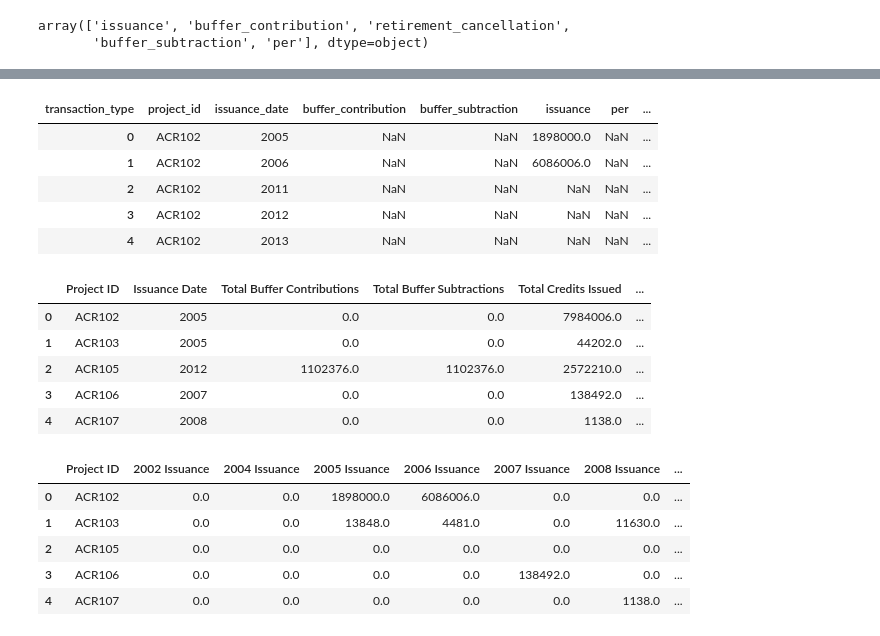
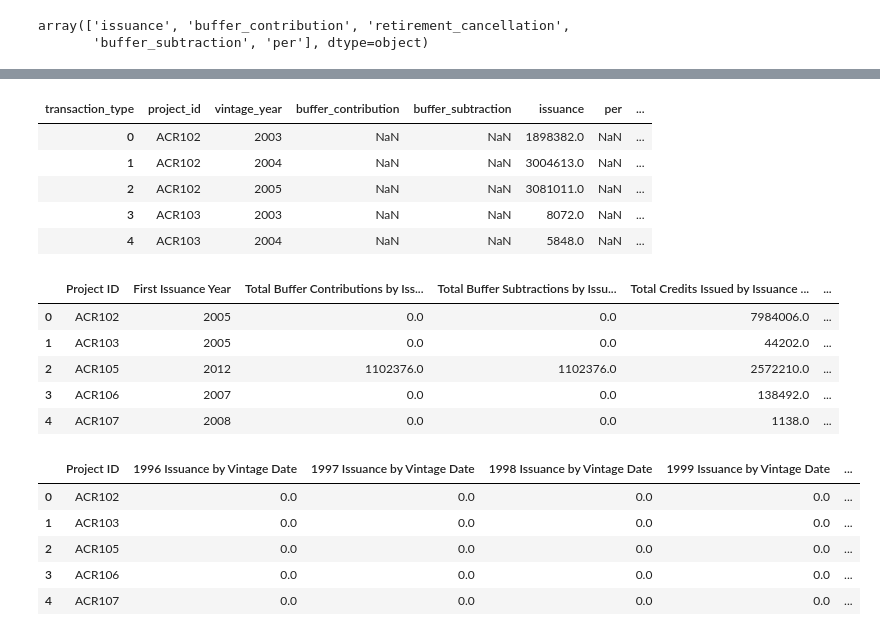
Before and after one commit to MaggieCorry/Capstone_Corry_Hoang_Tajnekar_Rong, a Jupyter notebook: data/combine/ProjectTabCreate.ipynb, the cells around one changed output, grey strips where cells are left out. Saved outputs shown, nothing was run; the diff lists cells and outputs as text; code cells hidden in the pictures.

```diff
--- a/data/combine/ProjectTabCreate.ipynb
+++ b/data/combine/ProjectTabCreate.ipynb
@@ -59,9 +78,3 @@ cred.transaction_type.unique()
 # %% [output]
 array(['issuance', 'buffer_contribution', 'retirement_cancellation',
        'buffer_subtraction', 'per'], dtype=object)
-# %%
-cred[['vintage_year','issuance_date']] = cred[['vintage_year','issuance_date']].fillna(0)
-#cred['vintage_year'] = cred['vintage_start'].str[:4]
-cred['issuance_date'] = cred['date'].str[:4]
-cred.loc[cred['issuance_date'].str.startswith('12/1'), 'issuance_date'] = '2023'
-cred.loc[cred['issuance_date'].str.startswith('2/1/'), 'issuance_date'] = '2024'
@@ -68,15 +121,18 @@ cred.loc[cred['issuance_date'].str.startswith('2/1/'), 'issuance_date'] = '2024'
 # %%
-cred_group = cred.groupby(['project_id', 'transaction_type', 'issuance_date']).amount.sum().reset_index()
+cred_group_issuanceDate = cred.groupby(['project_id', 'transaction_type', 'issuance_date']).amount.sum().reset_index()
+cred_group_vintageDate = cred.groupby(['project_id', 'transaction_type', 'vintage_year']).amount.sum().reset_index()
 # %%
-cred_piv = cred_group.pivot(index=['project_id', 'issuance_date'],
+cred_piv_iss = cred_group_issuanceDate.pivot(index=['project_id', 'issuance_date'],
                       columns='transaction_type', values='amount').reset_index()
+cred_piv_vin = cred_group_vintageDate.pivot(index=['project_id', 'vintage_year'],
+                      columns='transaction_type', values='amount').reset_index()
 # %%
-cred_piv.head()
+cred_piv_vin.head()
 # %% [output]
-| transaction_type | project_id | issuance_date | buffer_contribution | buffer_subtraction | issuance | per | ... |
-| 0 | ACR102 | 2005 | NaN | NaN | 1898000.0 | NaN | ... |
-| 1 | ACR102 | 2006 | NaN | NaN | 6086006.0 | NaN | ... |
-| 2 | ACR102 | 2011 | NaN | NaN | NaN | NaN | ... |
-| 3 | ACR102 | 2012 | NaN | NaN | NaN | NaN | ... |
-| 4 | ACR102 | 2013 | NaN | NaN | NaN | NaN | ... |
+| transaction_type | project_id | vintage_year | buffer_contribution | buffer_subtraction | issuance | per | ... |
+| 0 | ACR102 | 2003 | NaN | NaN | 1898382.0 | NaN | ... |
+| 1 | ACR102 | 2004 | NaN | NaN | 3004613.0 | NaN | ... |
+| 2 | ACR102 | 2005 | NaN | NaN | 3081011.0 | NaN | ... |
+| 3 | ACR103 | 2003 | NaN | NaN | 8072.0 | NaN | ... |
+| 4 | ACR103 | 2004 | NaN | NaN | 5848.0 | NaN | ... |
 # %%
@@ -91,25 +154,30 @@ cred_group.columns = ['Project ID', 'Issuance Date', 'Total Buffer Contributions
 # %%
-cred_group.head()
+cred_group_iss.head()
 # %% [output]
-|  | Project ID | Issuance Date | Total Buffer Contributions | Total Buffer Subtractions | Total Credits Issued | ... |
+|  | Project ID | First Issuance Year | Total Buffer Contributions by Iss... | Total Buffer Subtractions by Issu... | Total Credits Issued by Issuance ... | ... |
 | 0 | ACR102 | 2005 | 0.0 | 0.0 | 7984006.0 | ... |
 | 1 | ACR103 | 2005 | 0.0 | 0.0 | 44202.0 | ... |
 | 2 | ACR105 | 2012 | 1102376.0 | 1102376.0 | 2572210.0 | ... |
 | 3 | ACR106 | 2007 | 0.0 | 0.0 | 138492.0 | ... |
 | 4 | ACR107 | 2008 | 0.0 | 0.0 | 1138.0 | ... |
 # %%
-pivot1 = cred_piv.pivot(index='project_id', columns='issuance_date', values='issuance').reset_index()
-pivot1 = pivot1.drop(columns=["NaT"])
-pivot1.columns = [pivot1.columns[0]] + [f"{col} Issuance" for col in pivot1.columns[1:]]
-pivot1.columns.values[0] = "Project ID"
-pivot1.fillna(0, inplace=True)
+pivot_iss_iss = cred_piv_iss.pivot(index='project_id', columns='issuance_date', values='issuance').reset_index()
+pivot_iss_iss = pivot_iss_iss.drop(columns=["0"])
+pivot_iss_iss.columns = [pivot_iss_iss.columns[0]] + [f"{col} Issuance by Issuance Year" for col in pivot_iss_iss.columns[1:]]
+pivot_iss_iss.columns.values[0] = "Project ID"
+pivot_iss_iss.fillna(0, inplace=True)
+pivot_vin_iss = cred_piv_vin.pivot(index='project_id', columns='vintage_year', values='issuance').reset_index()
+pivot_vin_iss = pivot_vin_iss.drop(columns=["0"])
+pivot_vin_iss.columns = [pivot_vin_iss.columns[0]] + [f"{col} Issuance by Vintage Date" for col in pivot_vin_iss.columns[1:]]
+pivot_vin_iss.columns.values[0] = "Project ID"
+pivot_vin_iss.fillna(0, inplace=True)
 # %%
-pivot1.head()
+pivot_vin_iss.head()
 # %% [output]
-|  | Project ID | 2002 Issuance | 2004 Issuance | 2005 Issuance | 2006 Issuance | 2007 Issuance | 2008 Issuance | ... |
-| 0 | ACR102 | 0.0 | 0.0 | 1898000.0 | 6086006.0 | 0.0 | 0.0 | ... |
-| 1 | ACR103 | 0.0 | 0.0 | 13848.0 | 4481.0 | 0.0 | 11630.0 | ... |
-| 2 | ACR105 | 0.0 | 0.0 | 0.0 | 0.0 | 0.0 | 0.0 | ... |
-| 3 | ACR106 | 0.0 | 0.0 | 0.0 | 0.0 | 138492.0 | 0.0 | ... |
-| 4 | ACR107 | 0.0 | 0.0 | 0.0 | 0.0 | 0.0 | 1138.0 | ... |
+|  | Project ID | 1996 Issuance by Vintage Date | 1997 Issuance by Vintage Date | 1998 Issuance by Vintage Date | 1999 Issuance by Vintage Date | ... |
+| 0 | ACR102 | 0.0 | 0.0 | 0.0 | 0.0 | ... |
+| 1 | ACR103 | 0.0 | 0.0 | 0.0 | 0.0 | ... |
+| 2 | ACR105 | 0.0 | 0.0 | 0.0 | 0.0 | ... |
+| 3 | ACR106 | 0.0 | 0.0 | 0.0 | 0.0 | ... |
+| 4 | ACR107 | 0.0 | 0.0 | 0.0 | 0.0 | ... |
 # %%
```
Also changed, not shown: parts of 25 cells of this notebook, 4 other files.
